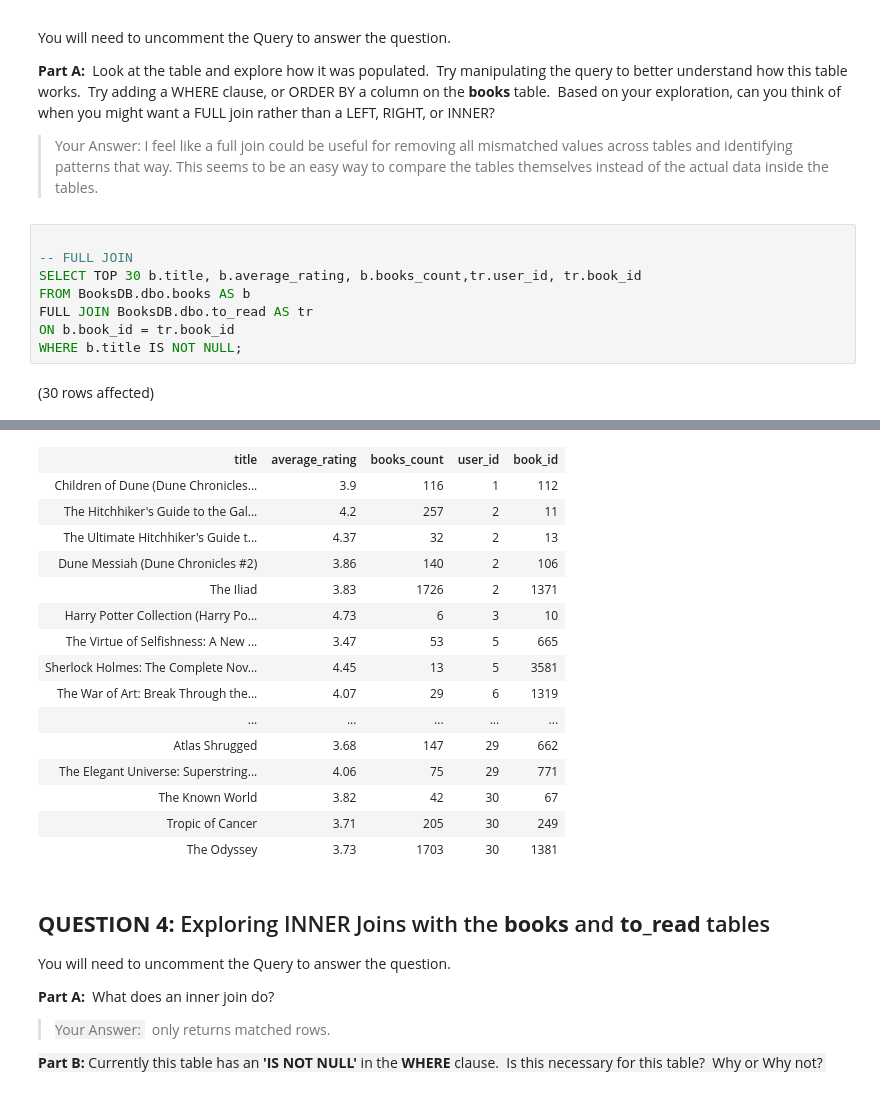
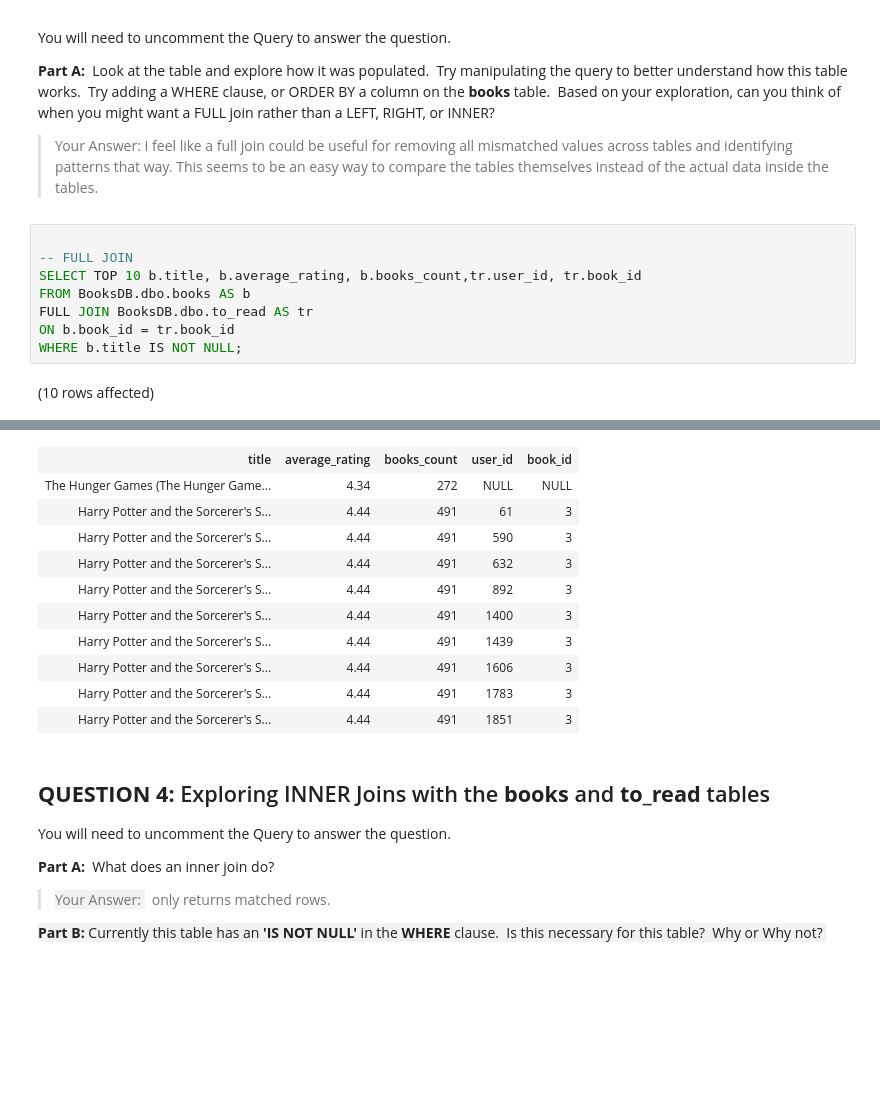
Before and after one commit to ashleyfina/SQL-Part-3-Exercises, a Jupyter notebook: SQL-Part-3-Exercises/Notebook-1.ipynb, the cells around one changed output, grey strips where cells are left out. Saved outputs shown, nothing was run; the diff lists cells and outputs as text; blank space fills up the shorter version.

```diff
--- a/SQL-Part-3-Exercises/Notebook-1.ipynb
+++ b/SQL-Part-3-Exercises/Notebook-1.ipynb
@@ -125,10 +110,10 @@ You will need to uncomment the Query to answer the question.
 # %%
 
 -- FULL JOIN
-SELECT TOP 30 b.title, b.average_rating, b.books_count,tr.user_id, tr.book_id
+SELECT TOP 10 b.title, b.average_rating, b.books_count,tr.user_id, tr.book_id
 FROM BooksDB.dbo.books AS b
 FULL JOIN BooksDB.dbo.to_read AS tr
 ON b.book_id = tr.book_id
 WHERE b.title IS NOT NULL;
 # %% [output]
-(30 rows affected)
+(10 rows affected)
@@ -136,19 +121,14 @@ Total execution time: 00:00:00.231
 | title | average_rating | books_count | user_id | book_id |
-| Children of Dune (Dune Chronicles... | 3.9 | 116 | 1 | 112 |
-| The Hitchhiker's Guide to the Gal... | 4.2 | 257 | 2 | 11 |
-| The Ultimate Hitchhiker's Guide t... | 4.37 | 32 | 2 | 13 |
-| Dune Messiah (Dune Chronicles #2) | 3.86 | 140 | 2 | 106 |
-| The Iliad | 3.83 | 1726 | 2 | 1371 |
-| Harry Potter Collection (Harry Po... | 4.73 | 6 | 3 | 10 |
-| The Virtue of Selfishness: A New ... | 3.47 | 53 | 5 | 665 |
-| Sherlock Holmes: The Complete Nov... | 4.45 | 13 | 5 | 3581 |
-| The War of Art: Break Through the... | 4.07 | 29 | 6 | 1319 |
-| ... | ... | ... | ... | ... |
-| Atlas Shrugged | 3.68 | 147 | 29 | 662 |
-| The Elegant Universe: Superstring... | 4.06 | 75 | 29 | 771 |
-| The Known World | 3.82 | 42 | 30 | 67 |
-| Tropic of Cancer | 3.71 | 205 | 30 | 249 |
-| The Odyssey | 3.73 | 1703 | 30 | 1381 |
+| The Hunger Games (The Hunger Game... | 4.34 | 272 | NULL | NULL |
+| Harry Potter and the Sorcerer's S... | 4.44 | 491 | 61 | 3 |
+| Harry Potter and the Sorcerer's S... | 4.44 | 491 | 590 | 3 |
+| Harry Potter and the Sorcerer's S... | 4.44 | 491 | 632 | 3 |
+| Harry Potter and the Sorcerer's S... | 4.44 | 491 | 892 | 3 |
+| Harry Potter and the Sorcerer's S... | 4.44 | 491 | 1400 | 3 |
+| Harry Potter and the Sorcerer's S... | 4.44 | 491 | 1439 | 3 |
+| Harry Potter and the Sorcerer's S... | 4.44 | 491 | 1606 | 3 |
+| Harry Potter and the Sorcerer's S... | 4.44 | 491 | 1783 | 3 |
+| Harry Potter and the Sorcerer's S... | 4.44 | 491 | 1851 | 3 |
 # %% [markdown]
 ## **QUESTION 4:** Exploring INNER Joins with the **books** and **to\_read** tables
 
```
Also changed, not shown: parts of 8 cells of this notebook.
